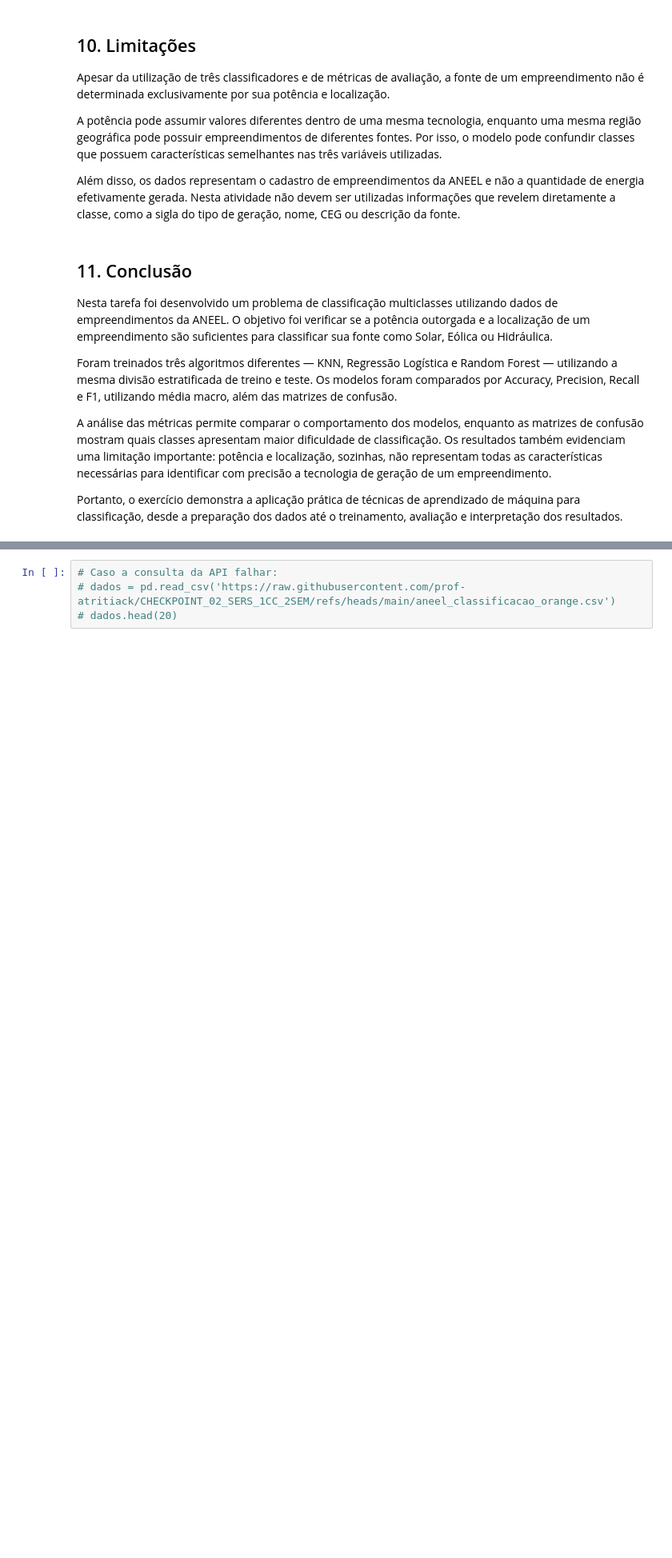
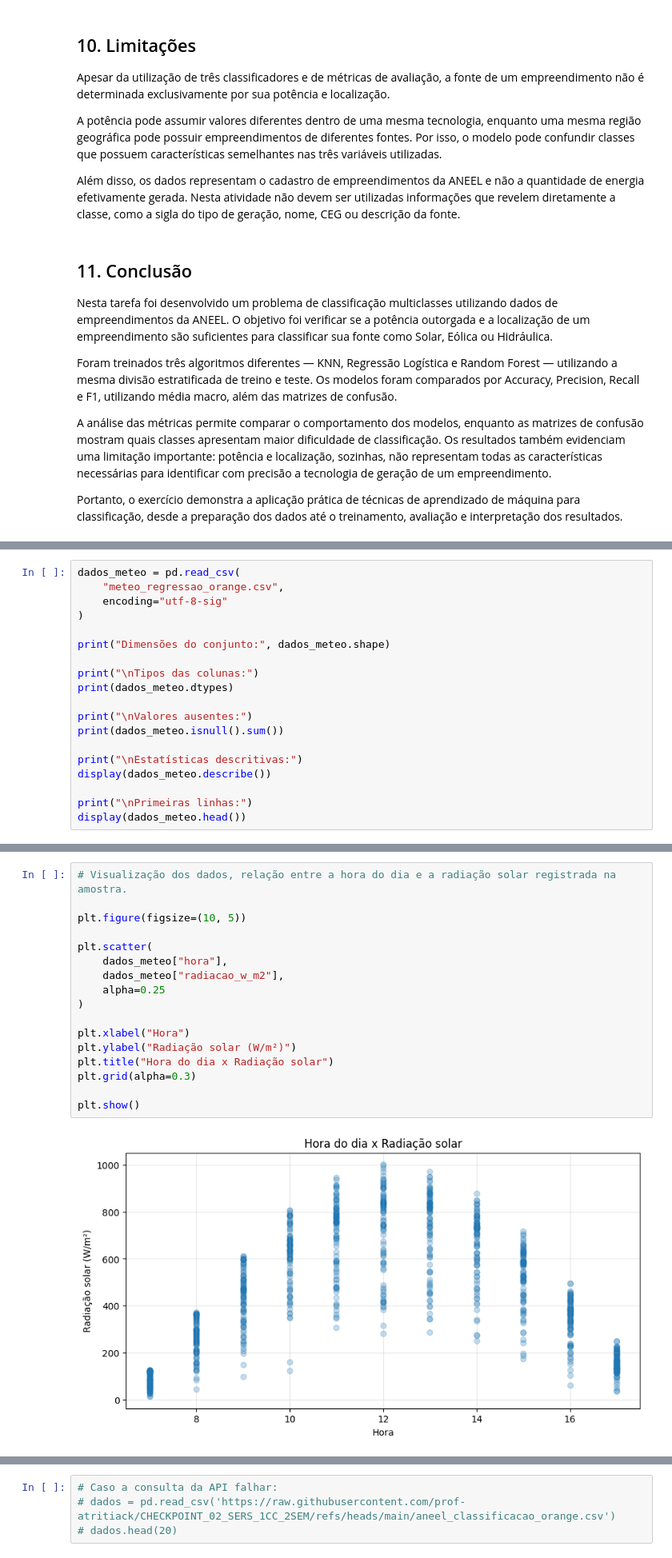
Before and after one commit to Hiero-o/cp-02-tritiack-sers, a Jupyter notebook: cp_02_tritiack_sers.ipynb, the cells around one changed output, grey strips where cells are left out. Shown at 80% size. Saved outputs shown, nothing was run; the diff lists cells and outputs as text; blank space fills up the shorter version.

```diff
--- a/cp_02_tritiack_sers.ipynb
+++ b/cp_02_tritiack_sers.ipynb
@@ -584,0 +670,19 @@ from sklearn.metrics import (
+# %%
+dados_meteo = pd.read_csv(
+    "meteo_regressao_orange.csv",
+    encoding="utf-8-sig"
+)
+
+print("Dimensões do conjunto:", dados_meteo.shape)
+
+print("\nTipos das colunas:")
+print(dados_meteo.dtypes)
+
+print("\nValores ausentes:")
+print(dados_meteo.isnull().sum())
+
+print("\nEstatísticas descritivas:")
+display(dados_meteo.describe())
+
+print("\nPrimeiras linhas:")
+display(dados_meteo.head())
@@ -584,0 +723,19 @@ from sklearn.metrics import (
+# %%
+# Visualização dos dados, relação entre a hora do dia e a radiação solar registrada na amostra.
+
+plt.figure(figsize=(10, 5))
+
+plt.scatter(
+    dados_meteo["hora"],
+    dados_meteo["radiacao_w_m2"],
+    alpha=0.25
+)
+
+plt.xlabel("Hora")
+plt.ylabel("Radiação solar (W/m²)")
+plt.title("Hora do dia x Radiação solar")
+plt.grid(alpha=0.3)
+
+plt.show()
+# %% [output]
+[figure, added]
```
Also changed, not shown: parts of 18 cells of this notebook.
